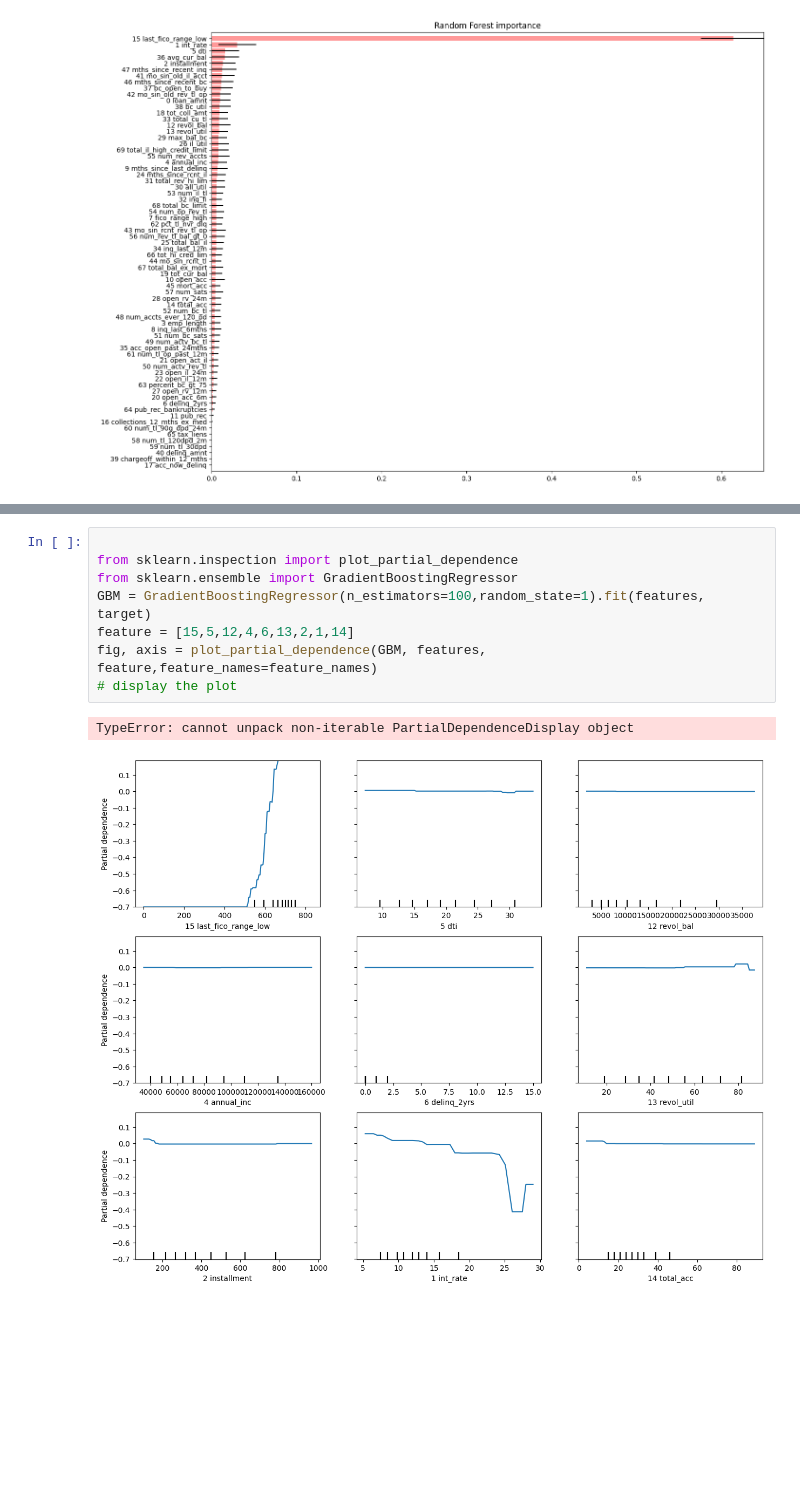
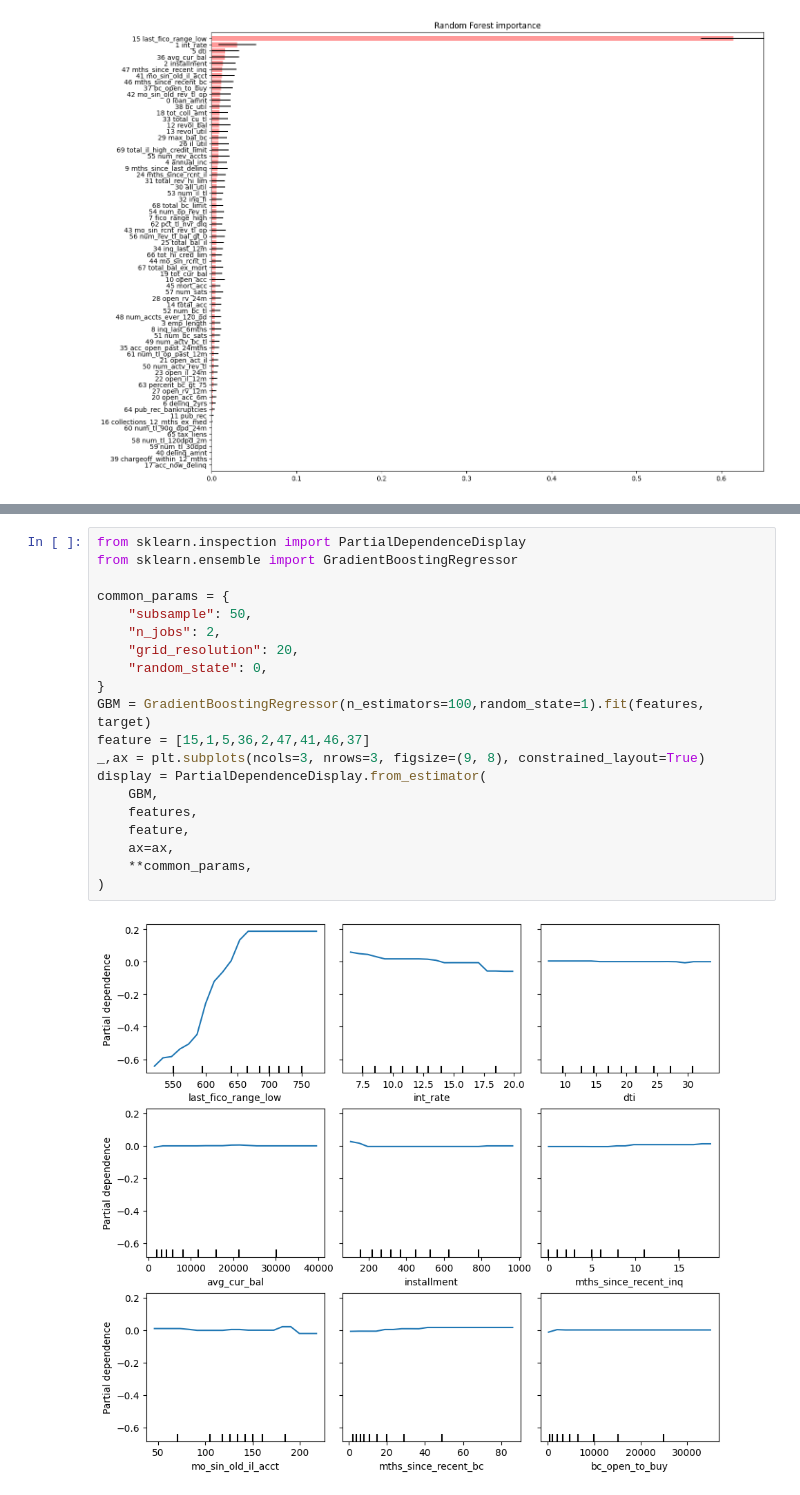
Before and after one commit to AndreasP-92/ai-mandatory-I, a Jupyter notebook: main.ipynb, the cells around one changed output, grey strips where cells are left out. Drawn from its saved outputs; the diff is of its cells as text; blank space fills up the shorter version.

```diff
--- a/main.ipynb
+++ b/main.ipynb
@@ -847,11 +847,22 @@ print(sklearn.__version__)
 # %%
+from sklearn.inspection import PartialDependenceDisplay
+from sklearn.ensemble import GradientBoostingRegressor
 
-from sklearn.inspection import plot_partial_dependence
-from sklearn.ensemble import GradientBoostingRegressor
+common_params = {
+    "subsample": 50,
+    "n_jobs": 2,
+    "grid_resolution": 20,
+    "random_state": 0,
+}
 GBM = GradientBoostingRegressor(n_estimators=100,random_state=1).fit(features, target)
-feature = [15,5,12,4,6,13,2,1,14]
-fig, axis = plot_partial_dependence(GBM, features, feature,feature_names=feature_names)
-# display the plot
+feature = [15,1,5,36,2,47,41,46,37]
+_,ax = plt.subplots(ncols=3, nrows=3, figsize=(9, 8), constrained_layout=True)
+display = PartialDependenceDisplay.from_estimator(
+    GBM,
+    features,
+    feature,
+    ax=ax,
+    **common_params,
+)
 # %% [output]
-TypeError: cannot unpack non-iterable PartialDependenceDisplay object
-[figure, old version]
+[figure, new version]
```
Also changed, not shown: parts of 5 cells of this notebook.
